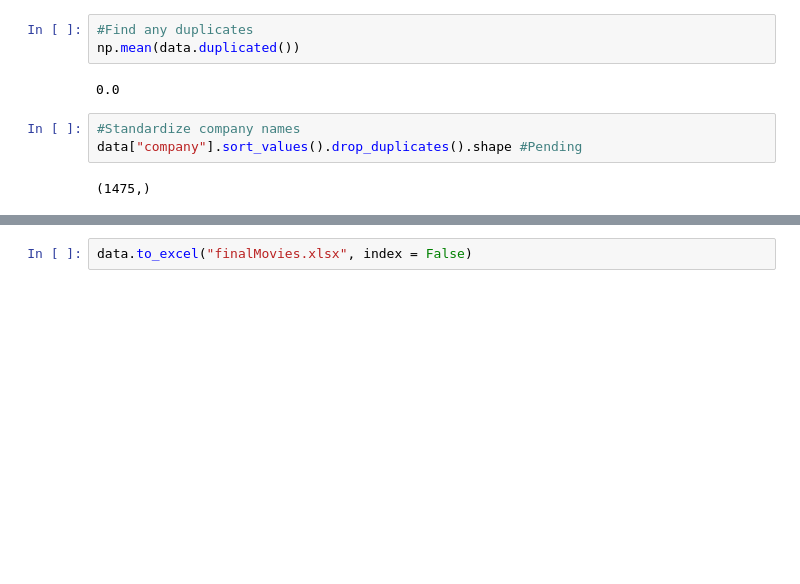
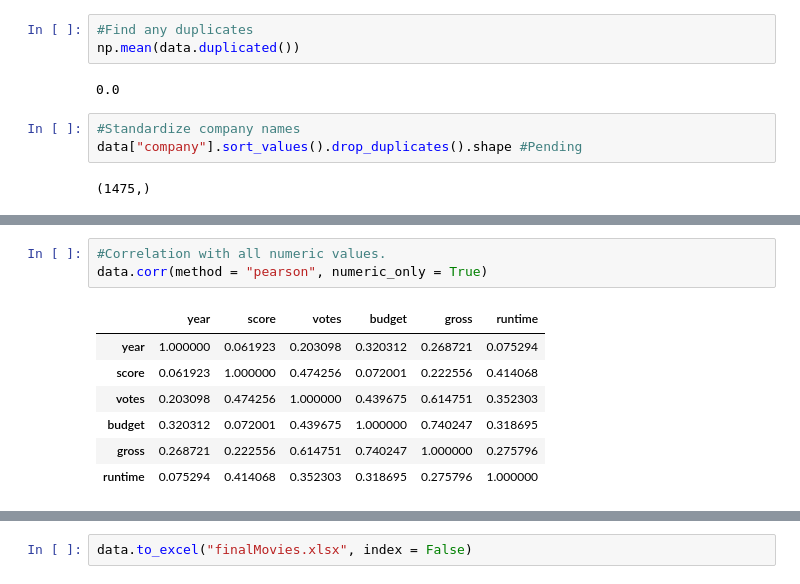
Before and after one commit to IssacCloudVII/Movie-Correlation-with-Python, a Jupyter notebook: code.ipynb, the cells around one changed output, grey strips where cells are left out. Cells and saved outputs as stored; diff of their text form; blank space fills up the shorter version.

```diff
--- a/code.ipynb
+++ b/code.ipynb
@@ -82,0 +132,11 @@ data["company"].sort_values().drop_duplicates().shape #Pending
+# %%
+#Correlation with all numeric values.
+data.corr(method = "pearson", numeric_only = True)
+# %% [output]
+|  | year | score | votes | budget | gross | runtime |
+| year | 1.000000 | 0.061923 | 0.203098 | 0.320312 | 0.268721 | 0.075294 |
+| score | 0.061923 | 1.000000 | 0.474256 | 0.072001 | 0.222556 | 0.414068 |
+| votes | 0.203098 | 0.474256 | 1.000000 | 0.439675 | 0.614751 | 0.352303 |
+| budget | 0.320312 | 0.072001 | 0.439675 | 1.000000 | 0.740247 | 0.318695 |
+| gross | 0.268721 | 0.222556 | 0.614751 | 0.740247 | 1.000000 | 0.275796 |
+| runtime | 0.075294 | 0.414068 | 0.352303 | 0.318695 | 0.275796 | 1.000000 |
```
Also changed, not shown: parts of 6 cells of this notebook.
